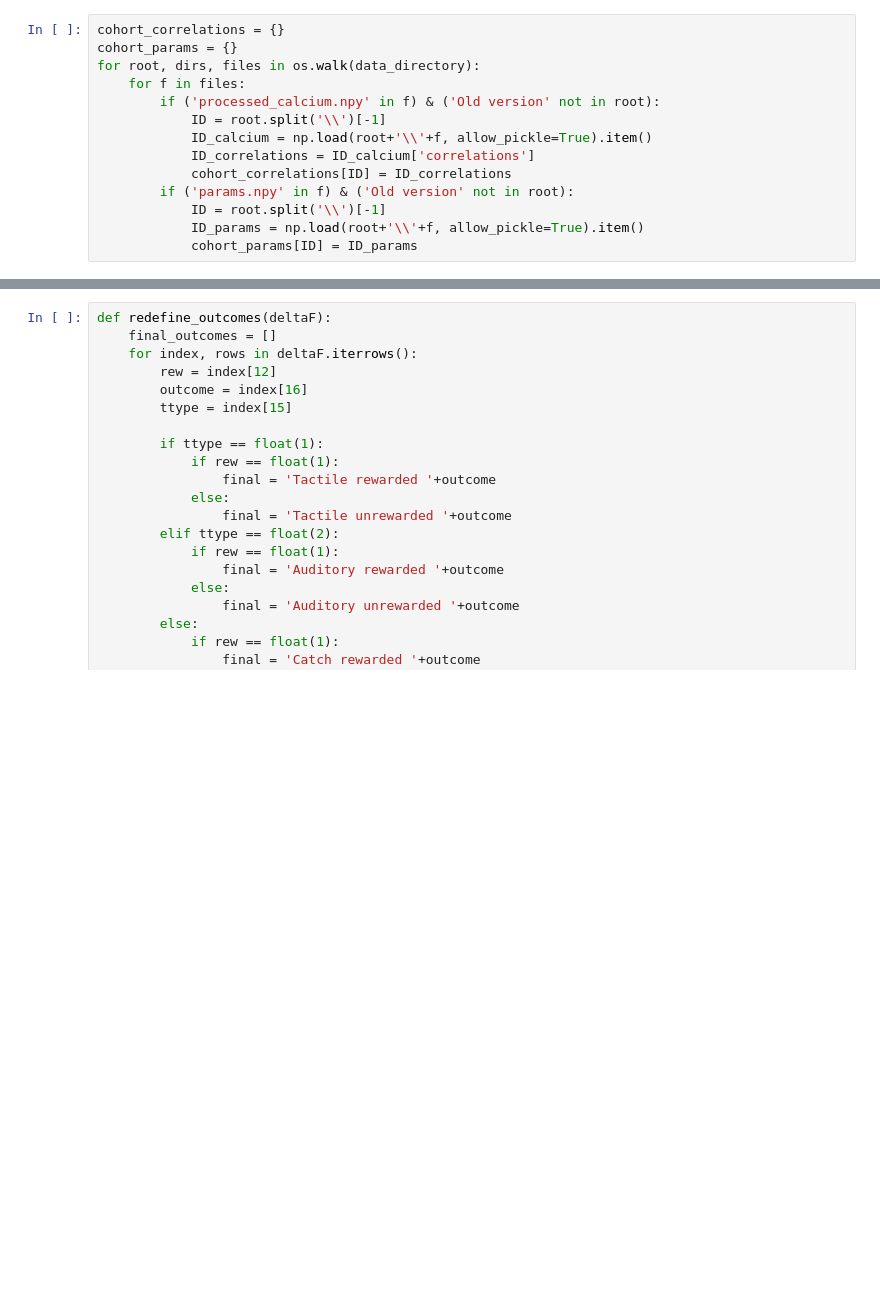
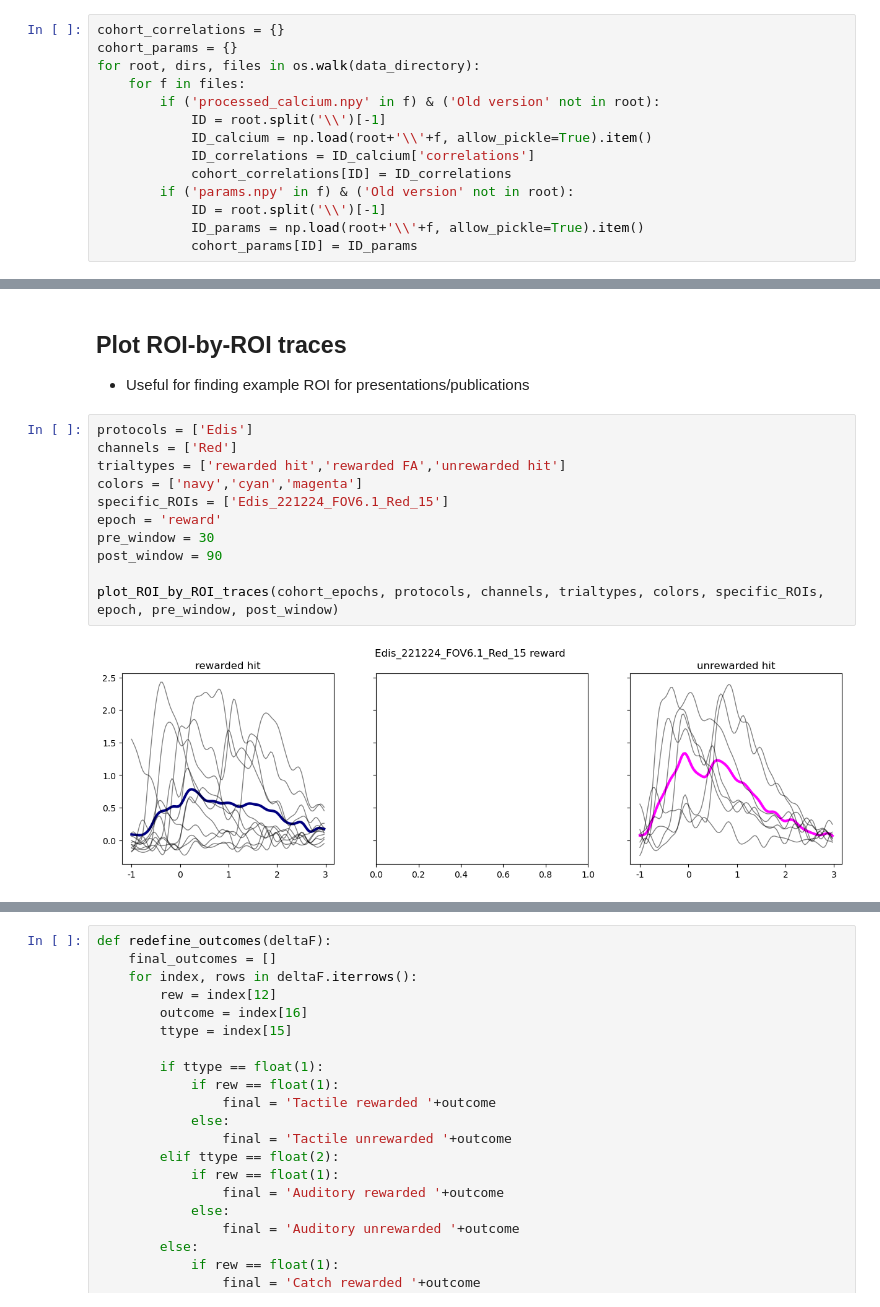
Before and after one commit to raymasooda/Neuronal-Calcium-Dynamics, a Jupyter notebook: cohort_analysis_calcium_pupil_V2.ipynb, the cells around one changed output, grey strips where cells are left out. Saved outputs shown, nothing was run; the diff lists cells and outputs as text; blank space fills up the shorter version.

Commit message:
previous commit message + functionalized ROI plotting + started pupil/calcium metric extraction

```diff
--- a/cohort_analysis_calcium_pupil_V2.ipynb
+++ b/cohort_analysis_calcium_pupil_V2.ipynb
@@ -391,0 +546,16 @@ for dtype, dtype_dict in cohort_epochs.items():
+# %% [markdown]
+## Plot ROI-by-ROI traces ##
+- Useful for finding example ROI for presentations/publications
+# %%
+protocols = ['Edis']
+channels = ['Red']
+trialtypes = ['rewarded hit','rewarded FA','unrewarded hit']
+colors = ['navy','cyan','magenta']
+specific_ROIs = ['Edis_221224_FOV6.1_Red_15']
+epoch = 'reward'
+pre_window = 30
+post_window = 90
+
+plot_ROI_by_ROI_traces(cohort_epochs, protocols, channels, trialtypes, colors, specific_ROIs, epoch, pre_window, post_window)
+# %% [output]
+[figure, added]
```
Also changed, not shown: parts of 23 cells of this notebook.
